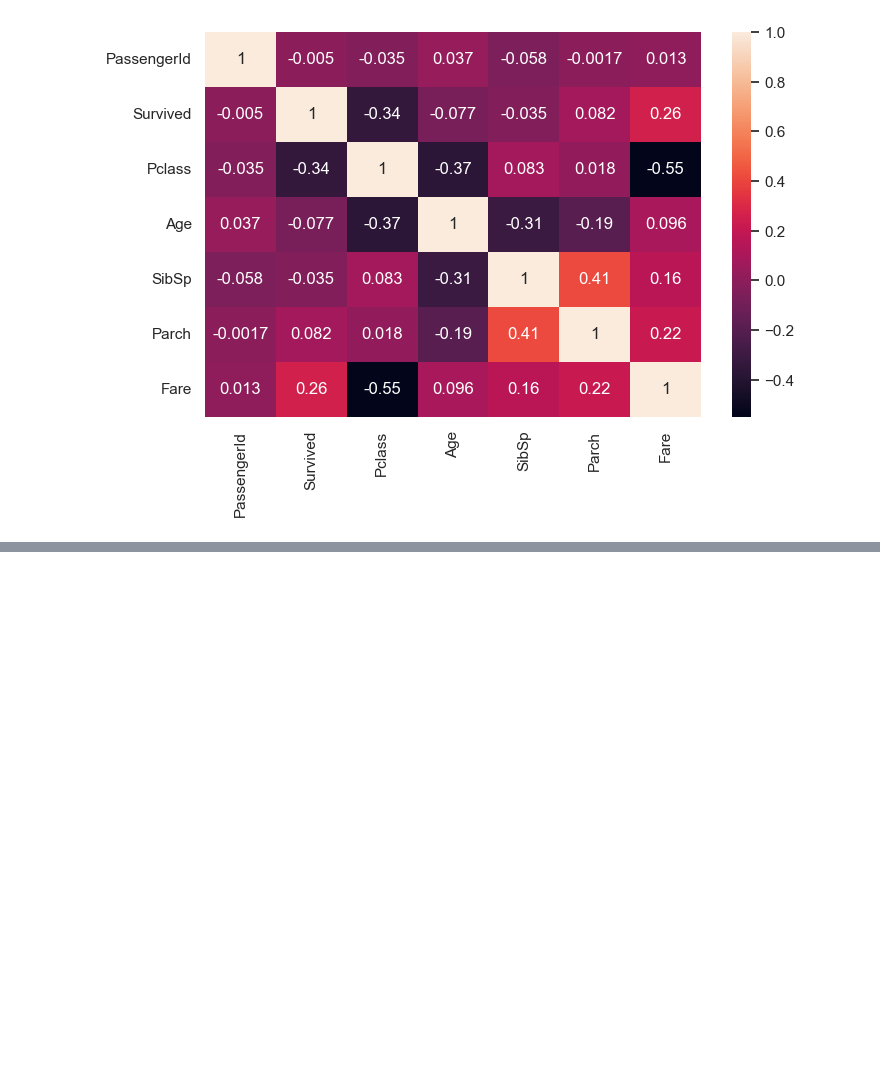
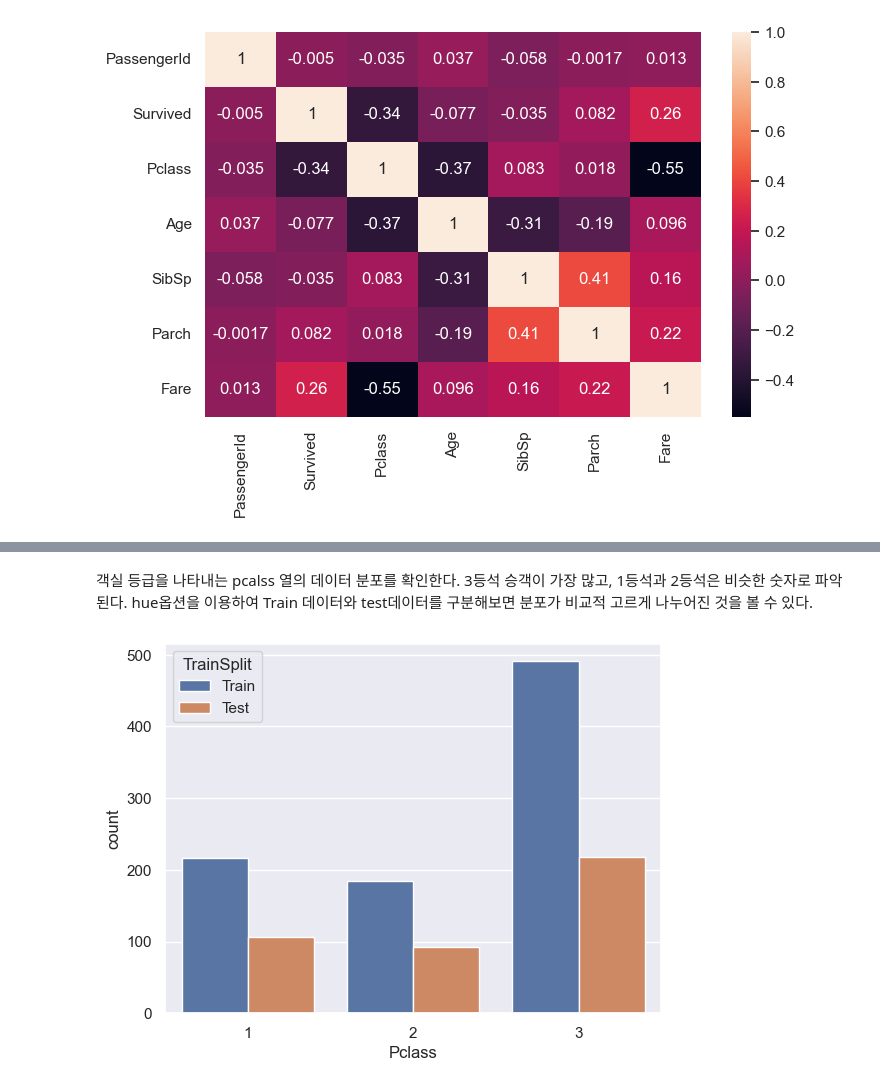
Before and after one commit to jihun5/it_jupyter, a Jupyter notebook: 타이타닉/회귀분석의 모든것/타이타닉.ipynb, the cells around one changed output, grey strips where cells are left out. Saved outputs shown, nothing was run; the diff lists cells and outputs as text; code cells hidden in the pictures; blank space fills up the shorter version.

```diff
--- a/타이타닉/회귀분석의 모든것/타이타닉.ipynb
+++ b/타이타닉/회귀분석의 모든것/타이타닉.ipynb
@@ -121,0 +269,9 @@ plt.show()
+# %% [markdown]
+객실 등급을 나타내는 pcalss 열의 데이터 분포를 확인한다. 3등석 승객이 가장 많고, 1등석과 2등석은 비슷한 숫자로 파악된다.
+hue옵션을 이용하여 Train 데이터와 test데이터를 구분해보면 분포가 비교적 고르게 나누어진 것을 볼 수 있다.
+# %%
+# train - test 데이터 분포
+sns.countplot(x='Pclass', hue='TrainSplit', data=data)
+plt.show()
+# %% [output]
+[figure, added]
```
Also changed, not shown: parts of 38 cells of this notebook, 2 other files.
